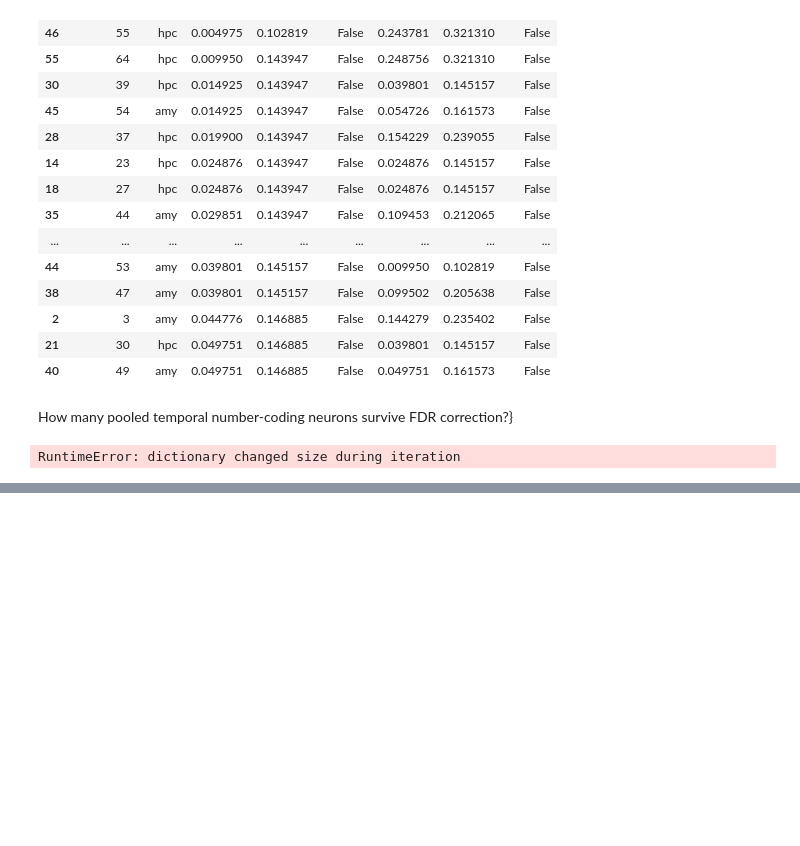
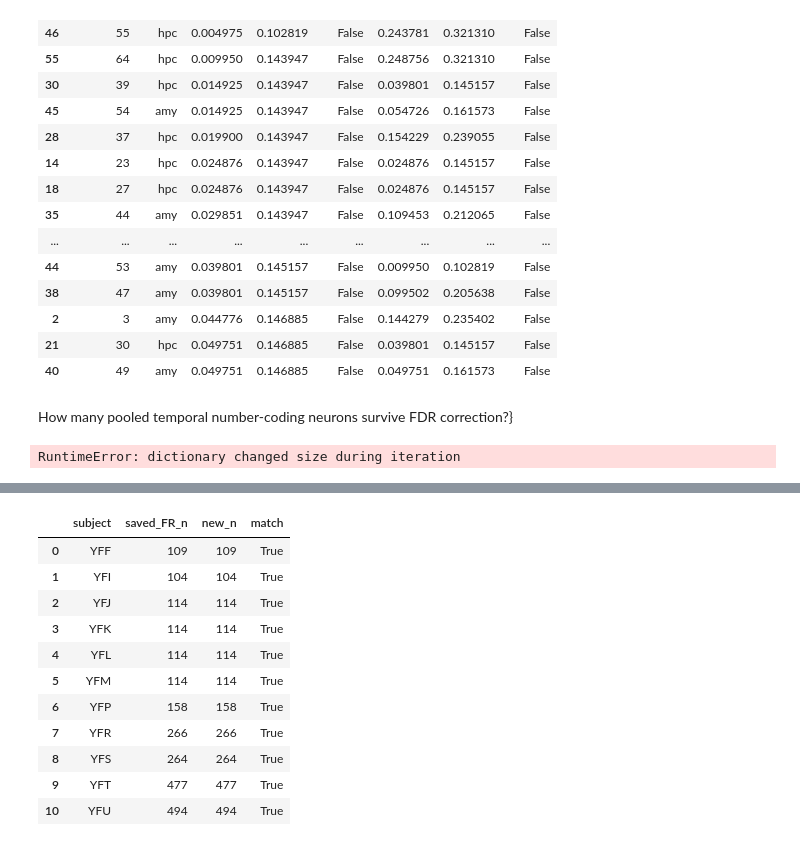
Before and after one commit to Shafiq-Abdu/number-simplex-reproduction, a Jupyter notebook: notebooks/02_population_decoding.ipynb, the cells around one changed output, grey strips where cells are left out. Saved outputs shown, nothing was run; the diff lists cells and outputs as text; code cells hidden in the pictures; blank space fills up the shorter version.

```diff
--- a/notebooks/02_population_decoding.ipynb
+++ b/notebooks/02_population_decoding.ipynb
@@ -3302,0 +3788,49 @@ RuntimeError: dictionary changed size during iteration
+# %%
+comparison_rows = []
+
+for subject in subjects:
+
+    saved_values = fr554.loc[
+        fr554["subject"] == subject,
+        "n_presentations"
+    ].dropna().unique()
+
+    saved_n = (
+        int(saved_values[0])
+        if len(saved_values) == 1
+        else saved_values
+    )
+
+    new_n = len(
+        subject_presentations[subject]
+    )
+
+    comparison_rows.append({
+        "subject": subject,
+        "saved_FR_n": saved_n,
+        "new_n": new_n,
+        "match": (
+            saved_n == new_n
+            if isinstance(saved_n, int)
+            else False
+        )
+    })
+
+presentation_count_check = pd.DataFrame(
+    comparison_rows
+)
+
+display(presentation_count_check)
+# %% [output]
+|  | subject | saved_FR_n | new_n | match |
+| 0 | YFF | 109 | 109 | True |
+| 1 | YFI | 104 | 104 | True |
+| 2 | YFJ | 114 | 114 | True |
+| 3 | YFK | 114 | 114 | True |
+| 4 | YFL | 114 | 114 | True |
+| 5 | YFM | 114 | 114 | True |
+| 6 | YFP | 158 | 158 | True |
+| 7 | YFR | 266 | 266 | True |
+| 8 | YFS | 264 | 264 | True |
+| 9 | YFT | 477 | 477 | True |
+| 10 | YFU | 494 | 494 | True |
```
Also changed, not shown: parts of 31 cells of this notebook, 3 other files.
